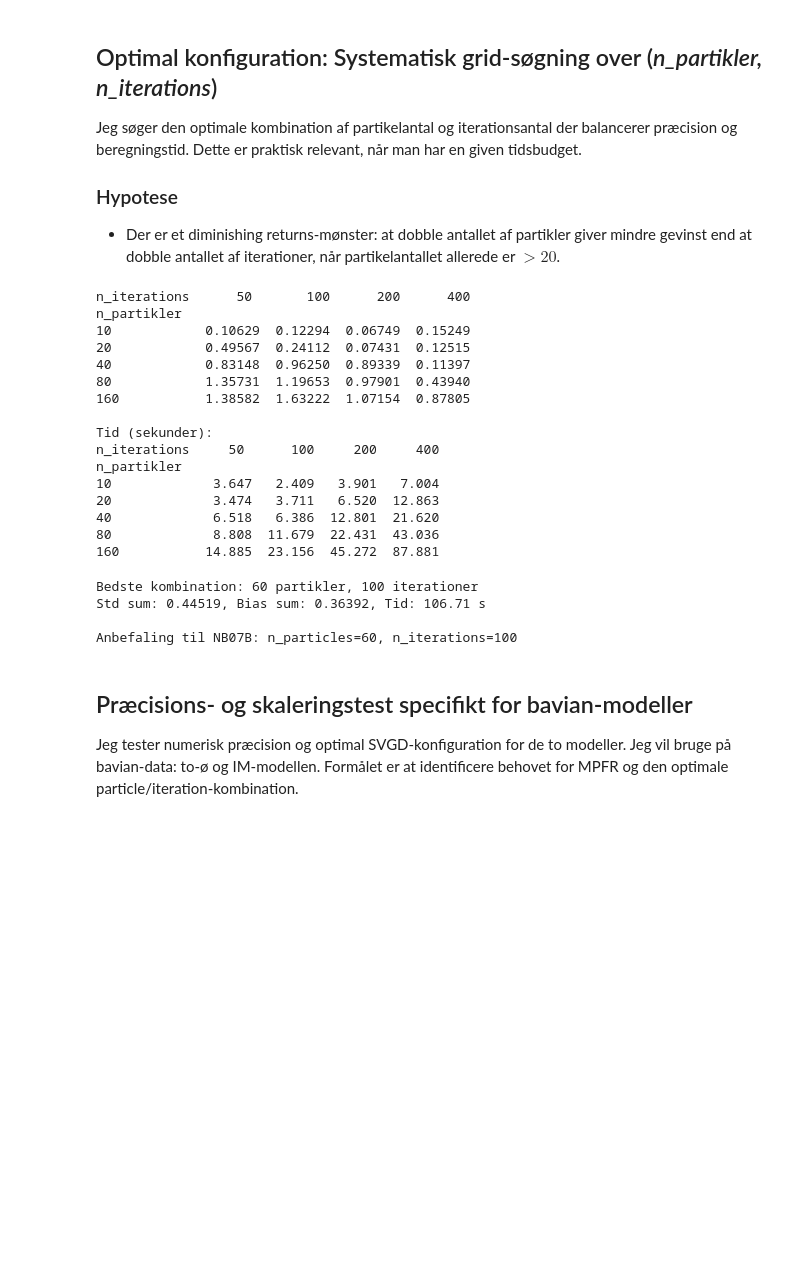
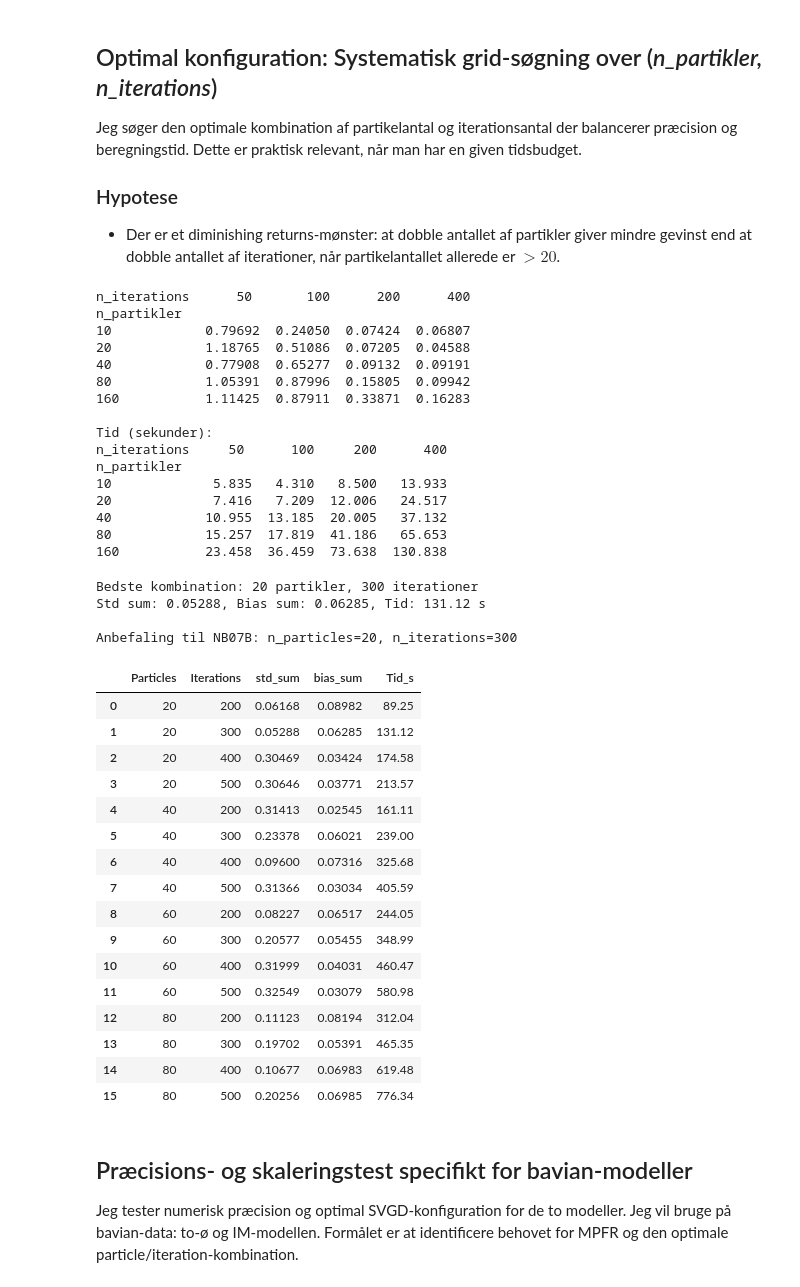
Before and after one commit to munch-group/emma-giraf, a Jupyter notebook: notebooks/04_numerical_precision_and_scaling.ipynb, the cells around one changed output. Drawn from its saved outputs; the diff is of its cells as text; code cells hidden in the pictures; blank space fills up the shorter version.

```diff
--- a/notebooks/04_numerical_precision_and_scaling.ipynb
+++ b/notebooks/04_numerical_precision_and_scaling.ipynb
@@ -564,8 +614,9 @@ rows_grid = []
 for n_p in particle_counts:
     for n_i in iteration_counts:
         t0 = time.perf_counter()
-        sv = g_grid.svgd(data_grid, prior=prior_grid, learning_rate=step_grid,
-                          n_particles=n_p, n_iterations=n_i)
+        sv = g_grid.svgd(data_grid, prior=prior_grid,
+                  optimizer=Adam(0.1),
+                  n_particles=n_p, n_iterations=n_i)
         t_elapsed = time.perf_counter() - t0
         res = sv.get_results()
         rows_grid.append({
@@ -584,20 +635,20 @@ print(df_grid.pivot(index='n_partikler', columns='n_iterations', values='tid (s)
 # %% [output]
 n_iterations      50       100      200      400
 n_partikler
-10            0.10629  0.12294  0.06749  0.15249
-20            0.49567  0.24112  0.07431  0.12515
-40            0.83148  0.96250  0.89339  0.11397
-80            1.35731  1.19653  0.97901  0.43940
-160           1.38582  1.63222  1.07154  0.87805
+10            0.79692  0.24050  0.07424  0.06807
+20            1.18765  0.51086  0.07205  0.04588
+40            0.77908  0.65277  0.09132  0.09191
+80            1.05391  0.87996  0.15805  0.09942
+160           1.11425  0.87911  0.33871  0.16283
 
 Tid (sekunder):
-n_iterations     50      100     200     400
+n_iterations     50      100     200      400
 n_partikler
-10             3.647   2.409   3.901   7.004
-20             3.474   3.711   6.520  12.863
-40             6.518   6.386  12.801  21.620
-80             8.808  11.679  22.431  43.036
-160           14.885  23.156  45.272  87.881
+10             5.835   4.310   8.500   13.933
+20             7.416   7.209  12.006   24.517
+40            10.955  13.185  20.005   37.132
+80            15.257  17.819  41.186   65.653
+160           23.458  36.459  73.638  130.838
 # %%
 import seaborn as sns, time
 
@@ -609,7 +660,7 @@ data_g4b = g_grid4b.sample(3000)
 prior_g4b = DataPrior(g_grid4b, data_g4b)
 
 particle_counts4  = [20, 40, 60, 80]
-iteration_counts4 = [100, 200, 300, 500]
+iteration_counts4 = [200, 300, 400, 500]
 rows_g4b = []
 
 for n_p4 in particle_counts4:
@@ -618,7 +669,7 @@ for n_p4 in particle_counts4:
         sv_4b = g_grid4b.svgd(
             data_g4b,
             prior=prior_g4b,
-            optimizer=Adam(0.25),
+            optimizer=Adam(0.1),
             n_particles=n_p4,
             n_iterations=n_i4,
         )
@@ -648,10 +699,33 @@ print(f"\nAnbefaling til NB07B: "
       f"n_particles={int(best_4b['Particles'])}, "
       f"n_iterations={int(best_4b['Iterations'])}")
 # %% [output]
-Bedste kombination: 60 partikler, 100 iterationer
-Std sum: 0.44519, Bias sum: 0.36392, Tid: 106.71 s
+Bedste kombination: 20 partikler, 300 iterationer
+Std sum: 0.05288, Bias sum: 0.06285, Tid: 131.12 s
 
-Anbefaling til NB07B: n_particles=60, n_iterations=100
+Anbefaling til NB07B: n_particles=20, n_iterations=300
+# %%
+#| label: tbl-grid-bavian
+#| tbl-cap: "Grid-søgning over partikler og iterationer for to-ø modellen med bavian-baseline parametre (theta0=0.7, theta1=1.0). Bedste kombination er 60 partikler og 300 iterationer baseret på lavest std_sum. Anbefaling til NB07B: n_particles=60, n_iterations=300."
+
+df_g4b
+# %% [output]
+|  | Particles | Iterations | std_sum | bias_sum | Tid_s |
+| 0 | 20 | 200 | 0.06168 | 0.08982 | 89.25 |
+| 1 | 20 | 300 | 0.05288 | 0.06285 | 131.12 |
+| 2 | 20 | 400 | 0.30469 | 0.03424 | 174.58 |
+| 3 | 20 | 500 | 0.30646 | 0.03771 | 213.57 |
+| 4 | 40 | 200 | 0.31413 | 0.02545 | 161.11 |
+| 5 | 40 | 300 | 0.23378 | 0.06021 | 239.00 |
+| 6 | 40 | 400 | 0.09600 | 0.07316 | 325.68 |
+| 7 | 40 | 500 | 0.31366 | 0.03034 | 405.59 |
+| 8 | 60 | 200 | 0.08227 | 0.06517 | 244.05 |
+| 9 | 60 | 300 | 0.20577 | 0.05455 | 348.99 |
+| 10 | 60 | 400 | 0.31999 | 0.04031 | 460.47 |
+| 11 | 60 | 500 | 0.32549 | 0.03079 | 580.98 |
+| 12 | 80 | 200 | 0.11123 | 0.08194 | 312.04 |
+| 13 | 80 | 300 | 0.19702 | 0.05391 | 465.35 |
+| 14 | 80 | 400 | 0.10677 | 0.06983 | 619.48 |
+| 15 | 80 | 500 | 0.20256 | 0.06985 | 776.34 |
 # %% [markdown]
 ## Præcisions- og skaleringstest specifikt for bavian-modeller
 
```
Also changed, not shown: parts of 9 cells of this notebook, 9 other files.
